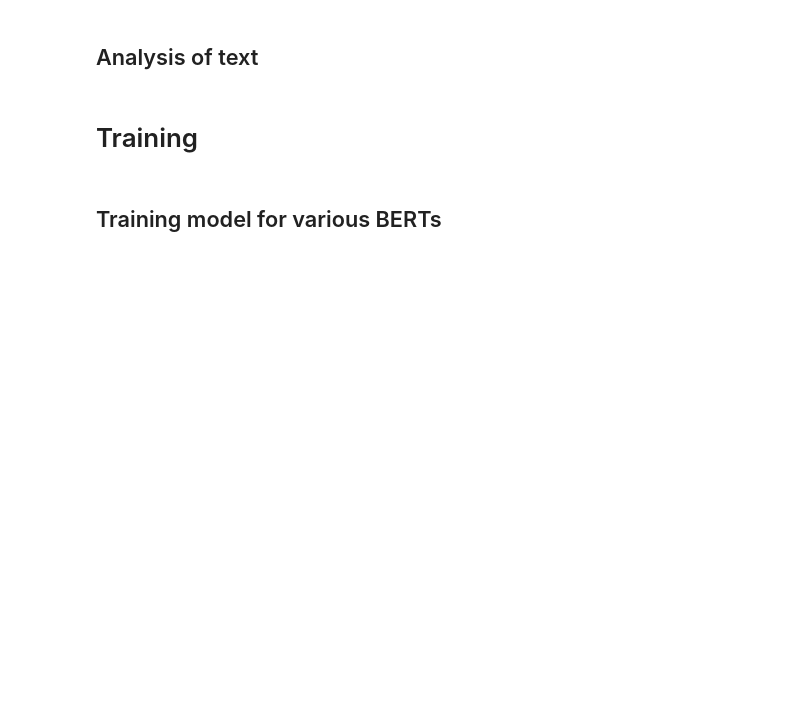
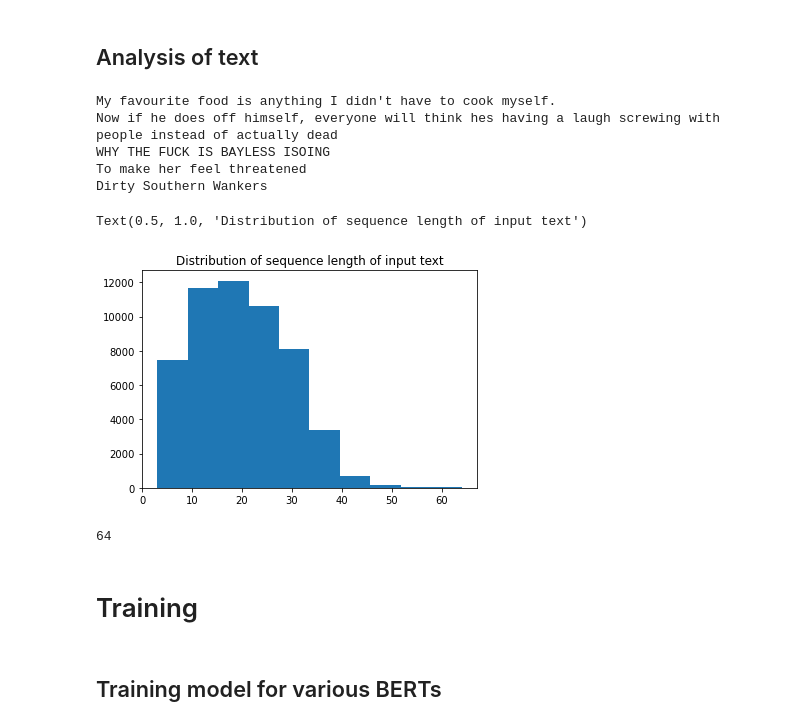
Before and after one commit to yjthay/DZ_GenresAndStyle, a Jupyter notebook: Analysis Notebook - SimpleTransformers.ipynb, the cells around one changed output. Cells and saved outputs as stored; diff of their text form; code cells hidden in the pictures; blank space fills up the shorter version.

```diff
--- a/Analysis Notebook - SimpleTransformers.ipynb
+++ b/Analysis Notebook - SimpleTransformers.ipynb
@@ -87,13 +172,27 @@ BERT_TYPE_LIST = ['bert-base-cased', 'roberta-base']
 bert_type = 'bert-base-cased'
 [print(i) for i in data_text_all[:5]]
 tokenizer = BertTokenizer.from_pretrained(bert_type)
-tokens = tokenizer(data_text_all, padding='max_length', truncation=True, max_length=60, return_tensors="pt")
+tokens = tokenizer(data_text_all, padding='max_length', truncation=True, max_length=64, return_tensors="pt")
 # tokens = tokenizer(data_text_all, padding=True, return_tensors="pt")
+# %% [output]
+My favourite food is anything I didn't have to cook myself.
+Now if he does off himself, everyone will think hes having a laugh screwing with people instead of actually dead
+WHY THE FUCK IS BAYLESS ISOING
+To make her feel threatened
+Dirty Southern Wankers
 # %%
 from scipy import stats
 
 max_len = 0
 total = 0
 a = [sum(i != 0).item() for i in tokens['input_ids']]
 plt.hist(a)
+plt.title("Distribution of sequence length of input text")
+# %% [output]
+Text(0.5, 1.0, 'Distribution of sequence length of input text')
+[figure, added]
+# %%
+max(a)
+# %% [output]
+64
 # %%
```
Also changed, not shown: parts of 10 cells of this notebook.
